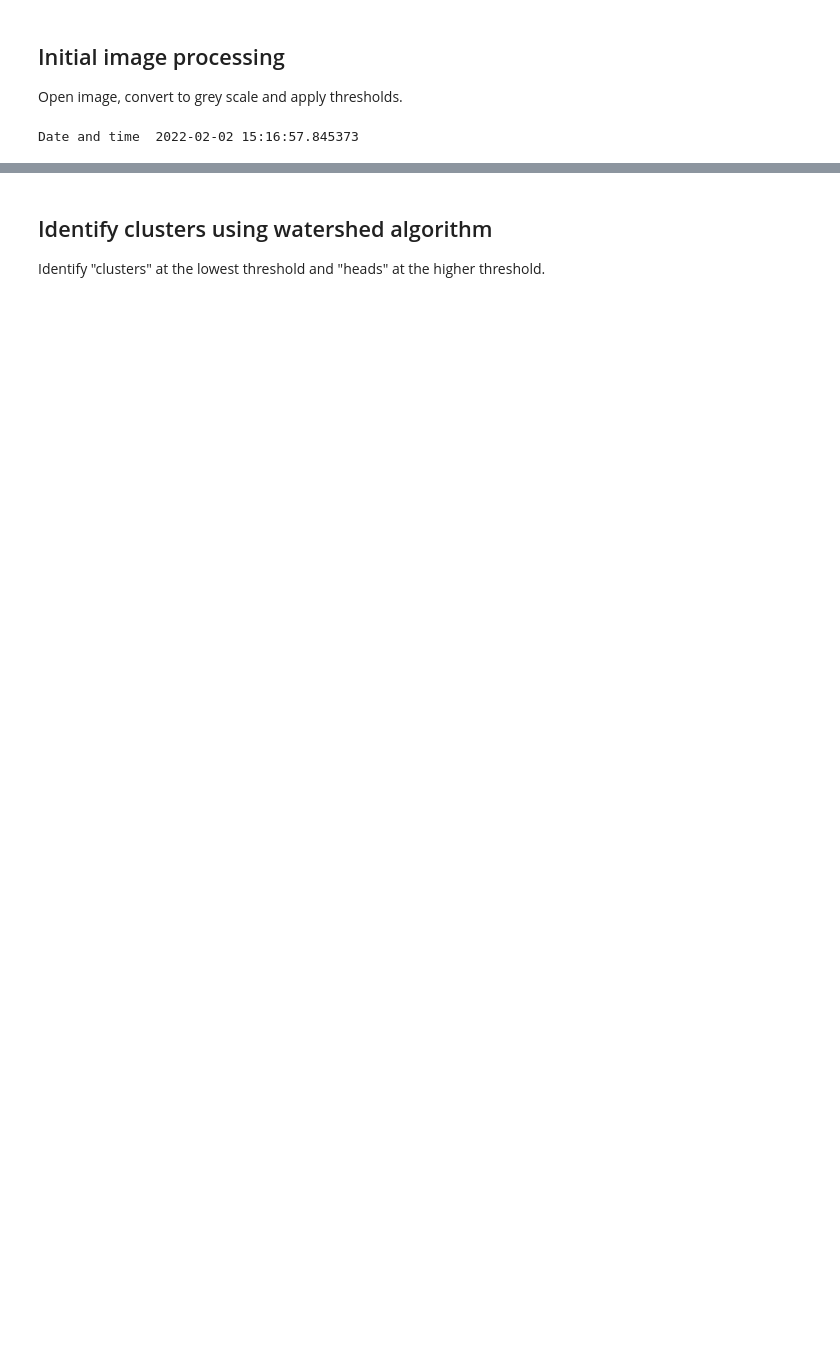
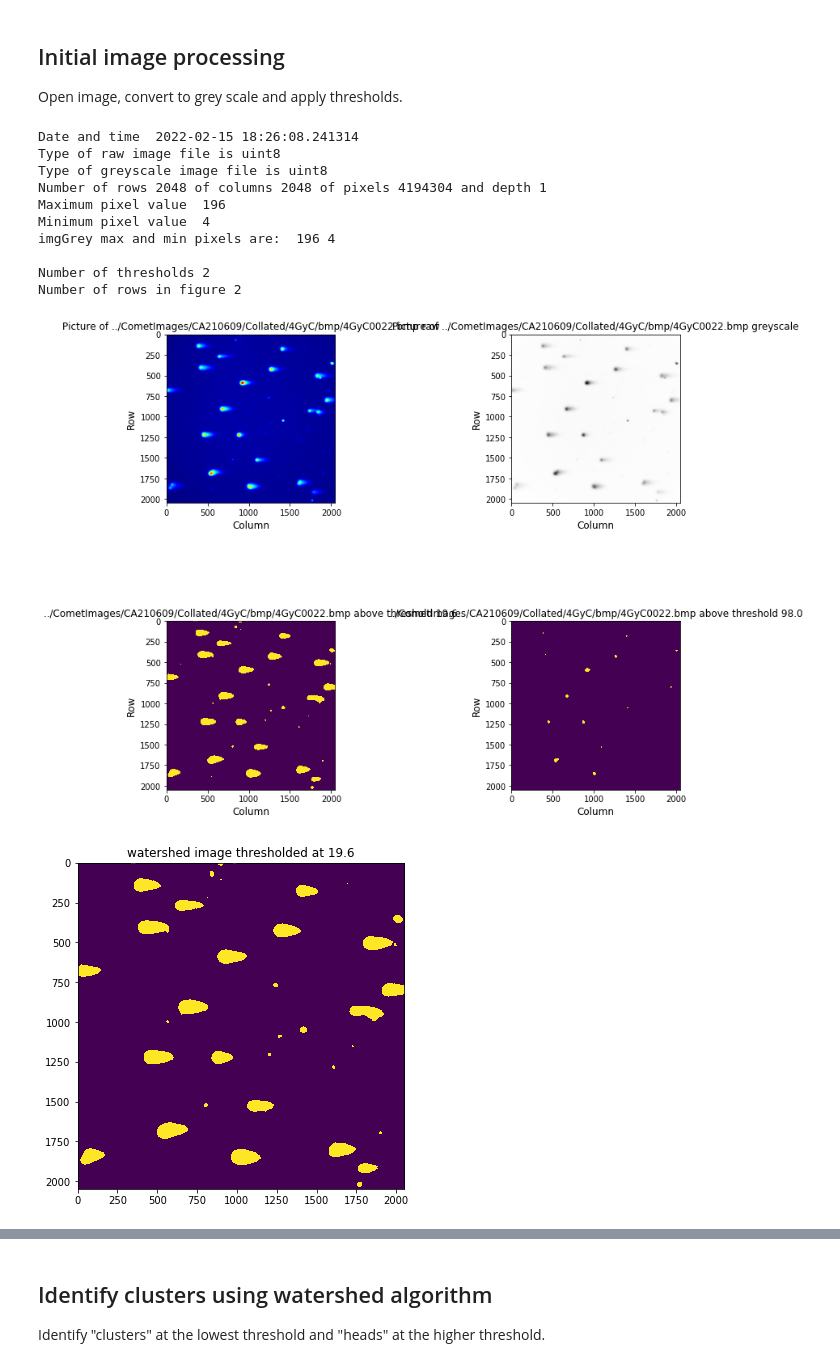
Before and after one commit to Selina9/notebooks, a Jupyter notebook: 220123WatershedJsonFILL-T4-TEST.ipynb, the cells around one changed output, grey strips where cells are left out. Drawn from its saved outputs; the diff is of its cells as text; code cells hidden in the pictures; blank space fills up the shorter version.

```diff
--- a/220123WatershedJsonFILL-T4-TEST.ipynb
+++ b/220123WatershedJsonFILL-T4-TEST.ipynb
@@ -298,7 +298,7 @@ import datetime
 now = datetime.datetime.now()
 print("Date and time ",str(now))
 #
-withHists = True
+withHists = False
 #
 # Set thresholds for applying to image (lowest to highest)
 #thresh = np.array([30, 180])
@@ -337,31 +337,42 @@ imgplot = plt.imshow(imgRaw, cmap = "jet")
 fig.add_subplot(nFigRows, 2, 2)
 plt.title("Picture of " + imFile + " greyscale")
 plt.xlabel('Column', fontsize = 12)
 plt.ylabel('Row', fontsize = 12)
 imgplot = plt.imshow(imgGrey, cmap = "Greys")
 #imgplot = plt.imshow(imgGrey)
 
 #
 for nT in range(0, nThresh):
     fig.add_subplot(nFigRows, 2, 3 + nT)
     plt.title(imFile + " above threshold " + str(thresh[nT]))
     plt.xlabel('Column', fontsize = 12)
     plt.ylabel('Row', fontsize = 12)
     imgplot = plt.imshow(imgThr[:, :, nT])
 #
 plt.tight_layout()
 plt.show()
 #
 #plot only the thresholded image
 fig = plt.figure(figsize=(6,6))
 plt.title("watershed image thresholded at " + str(thresh[0]))
 plt.imshow(imgThr[:,:,0])
 plt.show()
 #
 then = now
 now = datetime.datetime.now()
 print(" ")
 print("Date and time",str(now))
 print("Time since last check is",str(now - then))
 # %% [output]
-Date and time  2022-02-02 15:16:57.845373
+Date and time  2022-02-15 18:26:08.241314
+Type of raw image file is uint8
+Type of greyscale image file is uint8
+Number of rows 2048 of columns 2048 of pixels 4194304 and depth 1
+Maximum pixel value  196
+Minimum pixel value  4
+imgGrey max and min pixels are:  196 4
+
+Number of thresholds 2
+Number of rows in figure 2
+[figure, added]
+[figure, added]
```
Also changed, not shown: parts of 7 cells of this notebook, 24 other files.
